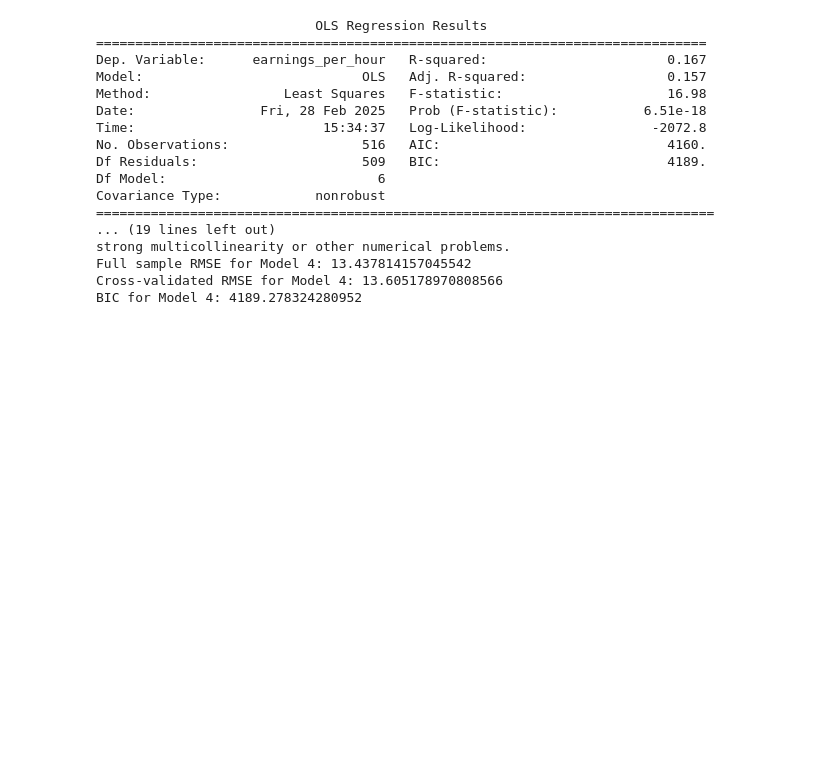
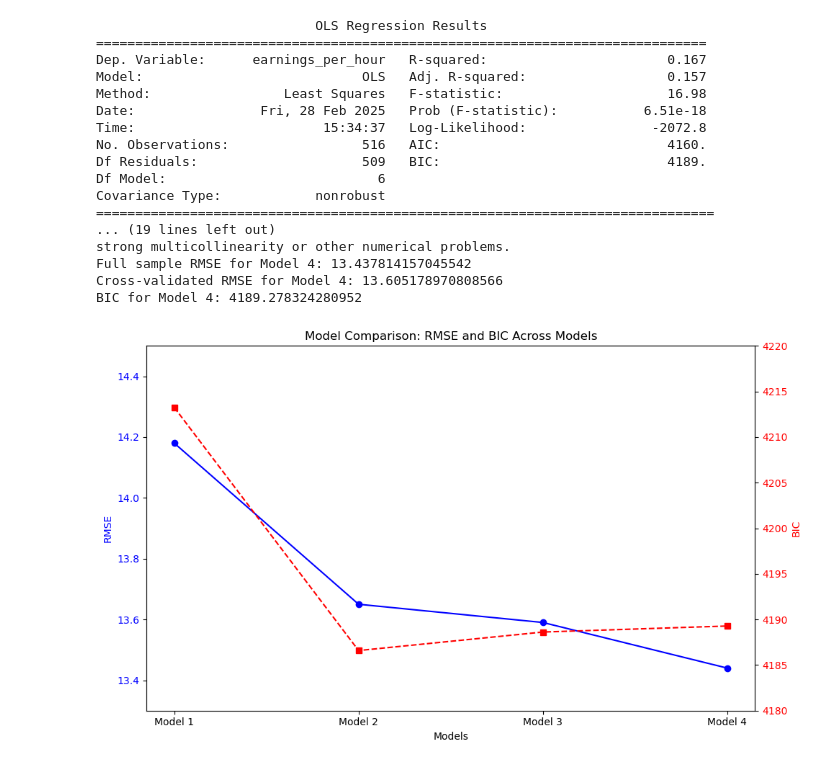
Before and after one commit to CarsenEssing/Essing-Carsen-ml-assignment-1, a Jupyter notebook: Code/Essing-Carsen-ml-assignment1.ipynb, the cells around one changed output. Saved outputs shown, nothing was run; the diff lists cells and outputs as text; code cells hidden in the pictures; blank space fills up the shorter version.

Commit message:
Final stats and created a chart

```diff
--- a/Code/Essing-Carsen-ml-assignment1.ipynb
+++ b/Code/Essing-Carsen-ml-assignment1.ipynb
@@ -280,3 +280,33 @@ strong multicollinearity or other numerical problems.
 Full sample RMSE for Model 4: 13.437814157045542
 Cross-validated RMSE for Model 4: 13.605178970808566
 BIC for Model 4: 4189.278324280952
+# %%
+import matplotlib.pyplot as plt
+
+#data summary
+models = ['Model 1', 'Model 2', 'Model 3', 'Model 4']
+rmse_full = [14.18, 13.65, 13.59, 13.44]
+bic = [4213.25, 4186.59, 4188.62, 4189.28]
+
+fig, ax1 = plt.subplots(figsize=(10, 6))
+
+#plot RMSE
+ax1.plot(models, rmse_full, marker='o', linestyle='-', color='blue', label='Full Sample RMSE')
+ax1.set_xlabel('Models')
+ax1.set_ylabel('RMSE', color='blue')
+ax1.tick_params(axis='y', labelcolor='blue')
+ax1.set_ylim([13.3, 14.5])
+
+#second y-axis for BIC
+ax2 = ax1.twinx()
+ax2.plot(models, bic, marker='s', linestyle='--', color='red', label='BIC')
+ax2.set_ylabel('BIC', color='red')
+ax2.tick_params(axis='y', labelcolor='red')
+ax2.set_ylim([4180, 4220])
+
+
+plt.title('Model Comparison: RMSE and BIC Across Models')
+fig.tight_layout()
+plt.show()
+# %% [output]
+[figure, added]
```
Also changed, not shown: 2 other files.
